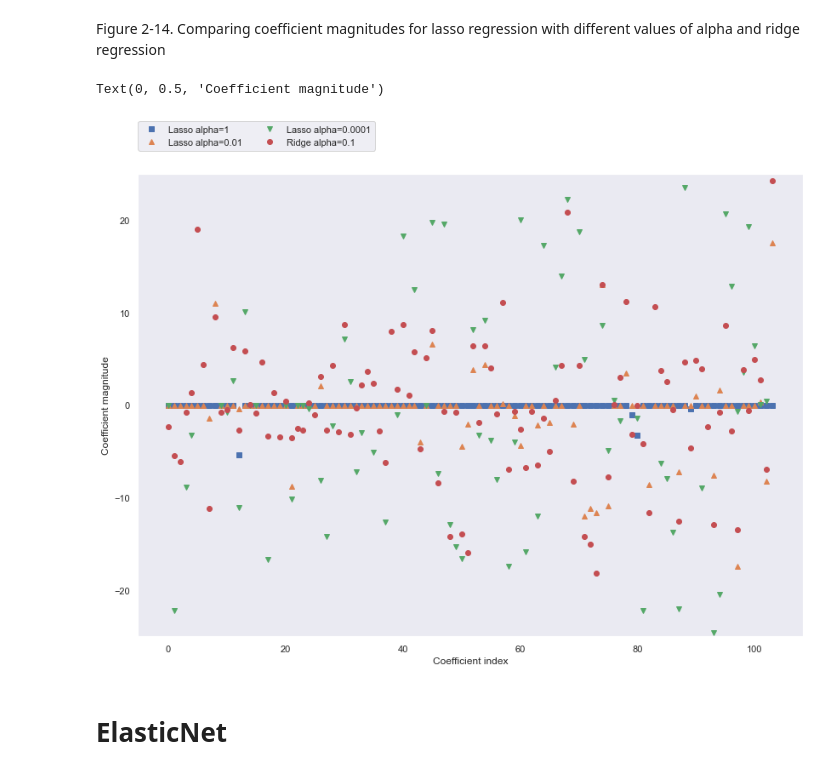
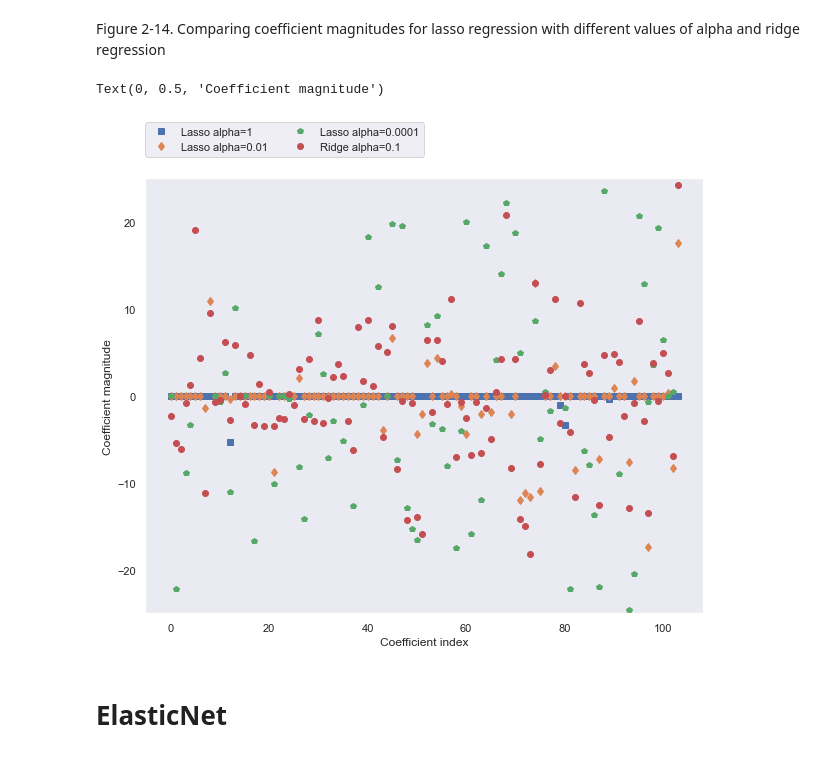
Before and after one commit to Rasel-25/Book-s-Code, a Jupyter notebook: Introduction to Machine Learning with Python/CHAPTER 2 ( Supervised Learning ).ipynb, the cells around one changed output. Saved outputs shown, nothing was run; the diff lists cells and outputs as text; code cells hidden in the pictures.

```diff
--- a/Introduction to Machine Learning with Python/CHAPTER 2 ( Supervised Learning ).ipynb
+++ b/Introduction to Machine Learning with Python/CHAPTER 2 ( Supervised Learning ).ipynb
@@ -424,14 +424,17 @@ array([-4.12710947e+02, -5.22432068e+01, -1.31898815e+02, -1.20041365e+01,
 # %% [markdown]
 Figure 2-12. Comparing coefficient magnitudes for ridge regression with different values of alpha and linear regression
 # %%
+plt.figure(figsize=(15,10))
+sns.set(style='dark')
+
 plt.plot(ridge.coef_, 's', label="Ridge alpha=1")
-plt.plot(ridge10.coef_, '^', label="Ridge alpha=10")
-plt.plot(ridge01.coef_, 'v', label="Ridge alpha=0.1")
+plt.plot(ridge10.coef_,'^', label="Ridge alpha=10")
+plt.plot(ridge01.coef_, 'x', label="Ridge alpha=0.1")
 plt.plot(lr.coef_, 'o', label="LinearRegression")
 plt.xlabel("Coefficient index")
 plt.ylabel("Coefficient magnitude")
 plt.hlines(0, 0, len(lr.coef_))
-plt.ylim(-25, 25)
+plt.ylim(-30, 30)
 plt.grid()
 plt.legend(loc=1)
 # %% [output]
@@ -503,20 +506,20 @@ Number of features used: 96
 # %% [markdown]
 Figure 2-14. Comparing coefficient magnitudes for lasso regression with different values of alpha and ridge regression
 # %%
-plt.figure(figsize=(14,10))
+plt.figure(figsize=(10,8))
 sns.set(style='dark')
 
 plt.plot(lasso.coef_, 's', label="Lasso alpha=1")
-plt.plot(lasso001.coef_, '^', label="Lasso alpha=0.01")
-plt.plot(lasso00001.coef_, 'v', label="Lasso alpha=0.0001")
+plt.plot(lasso001.coef_, 'd', label="Lasso alpha=0.01")
+plt.plot(lasso00001.coef_, 'p', label="Lasso alpha=0.0001")
 plt.plot(ridge01.coef_, 'o', label="Ridge alpha=0.1")
 plt.legend(ncol=2, loc=(0, 1.05))
 plt.ylim(-25, 25)
 plt.xlabel("Coefficient index")
 plt.ylabel("Coefficient magnitude")
 # %% [output]
 Text(0, 0.5, 'Coefficient magnitude')
-[figure, old version]
+[figure, new version]
 # %% [markdown]
 # ElasticNet
 # %%
```
Also changed, not shown: parts of 25 cells of this notebook, 6 other files.
